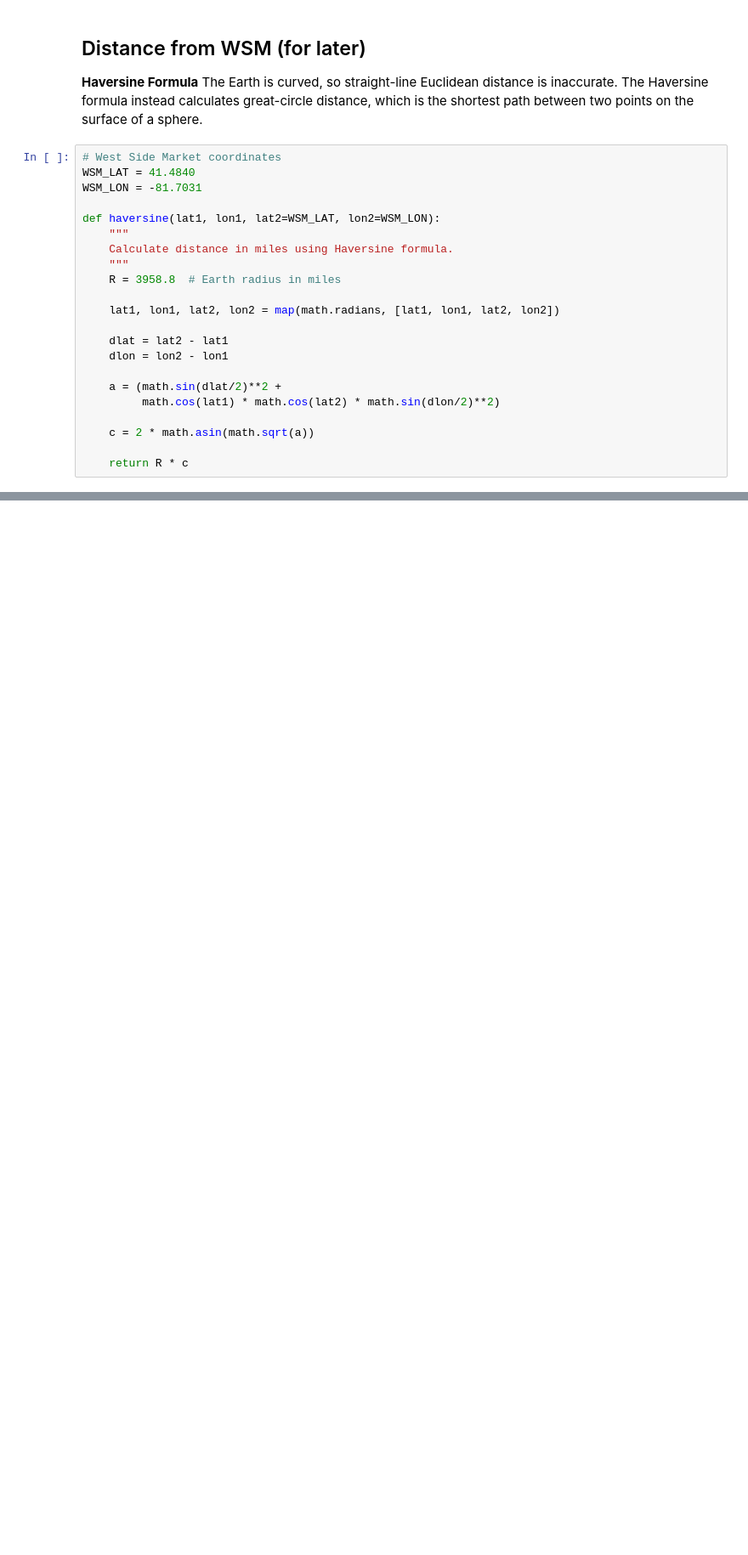
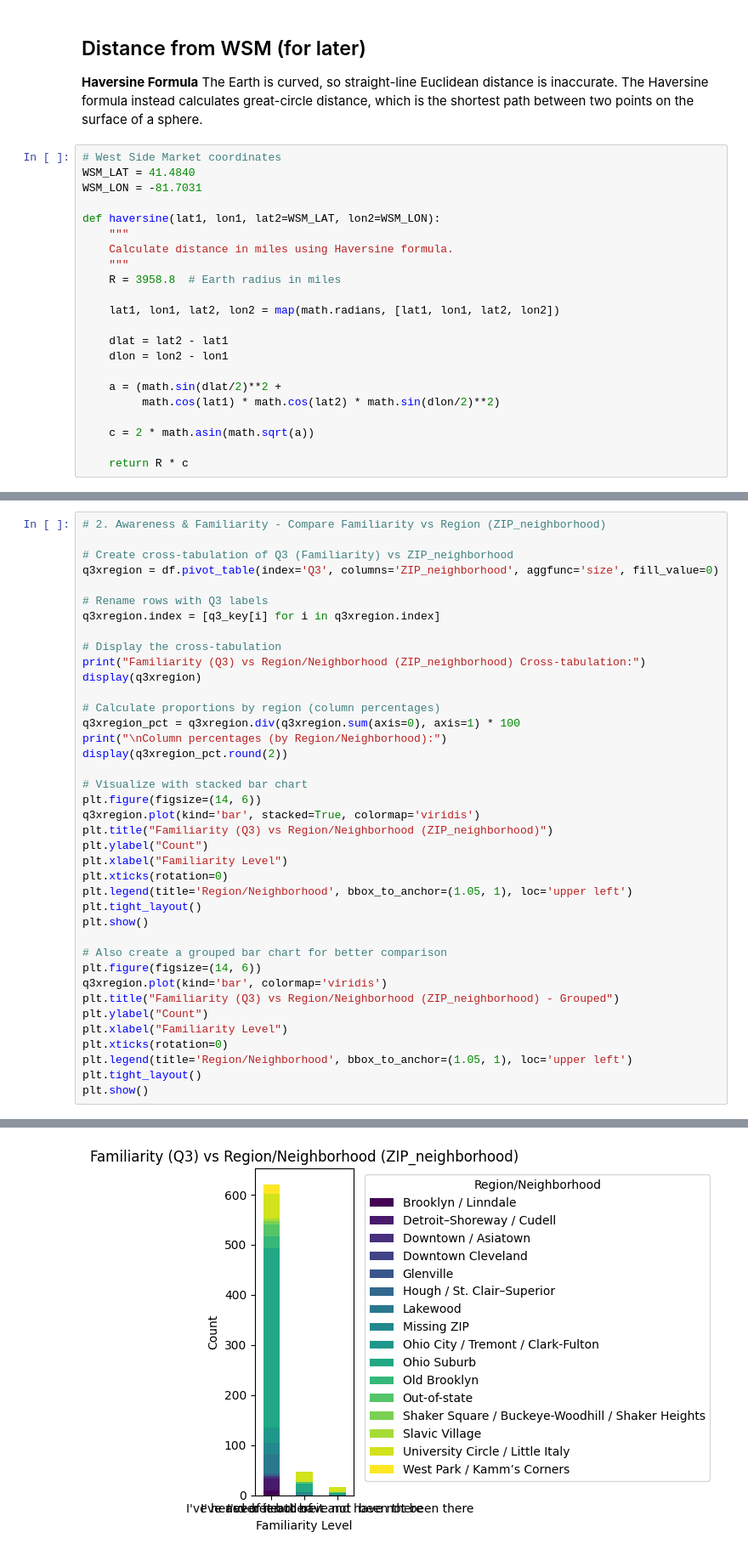
Before and after one commit to zelaneroz/cpmc, a Jupyter notebook: pipeline.ipynb, the cells around one changed output, grey strips where cells are left out. Shown at 85% size. Drawn from its saved outputs; the diff is of its cells as text; blank space fills up the shorter version.

```diff
--- a/pipeline.ipynb
+++ b/pipeline.ipynb
@@ -203,0 +355,40 @@ df['distance_miles'] = df.apply(
+# %%
+# 2. Awareness & Familiarity - Compare Familiarity vs Region (ZIP_neighborhood)
+
+# Create cross-tabulation of Q3 (Familiarity) vs ZIP_neighborhood
+q3xregion = df.pivot_table(index='Q3', columns='ZIP_neighborhood', aggfunc='size', fill_value=0)
+
+# Rename rows with Q3 labels
+q3xregion.index = [q3_key[i] for i in q3xregion.index]
+
+# Display the cross-tabulation
+print("Familiarity (Q3) vs Region/Neighborhood (ZIP_neighborhood) Cross-tabulation:")
+display(q3xregion)
+
+# Calculate proportions by region (column percentages)
+q3xregion_pct = q3xregion.div(q3xregion.sum(axis=0), axis=1) * 100
+print("\nColumn percentages (by Region/Neighborhood):")
+display(q3xregion_pct.round(2))
+
+# Visualize with stacked bar chart
+plt.figure(figsize=(14, 6))
+q3xregion.plot(kind='bar', stacked=True, colormap='viridis')
+plt.title("Familiarity (Q3) vs Region/Neighborhood (ZIP_neighborhood)")
+plt.ylabel("Count")
+plt.xlabel("Familiarity Level")
+plt.xticks(rotation=0)
+plt.legend(title='Region/Neighborhood', bbox_to_anchor=(1.05, 1), loc='upper left')
+plt.tight_layout()
+plt.show()
+
+# Also create a grouped bar chart for better comparison
+plt.figure(figsize=(14, 6))
+q3xregion.plot(kind='bar', colormap='viridis')
+plt.title("Familiarity (Q3) vs Region/Neighborhood (ZIP_neighborhood) - Grouped")
+plt.ylabel("Count")
+plt.xlabel("Familiarity Level")
+plt.xticks(rotation=0)
+plt.legend(title='Region/Neighborhood', bbox_to_anchor=(1.05, 1), loc='upper left')
+plt.tight_layout()
+plt.show()
+# %% [output]
@@ -203,0 +406 @@ df['distance_miles'] = df.apply(
+[figure, added]
```
Also changed, not shown: parts of 23 cells of this notebook, 5 other files.
